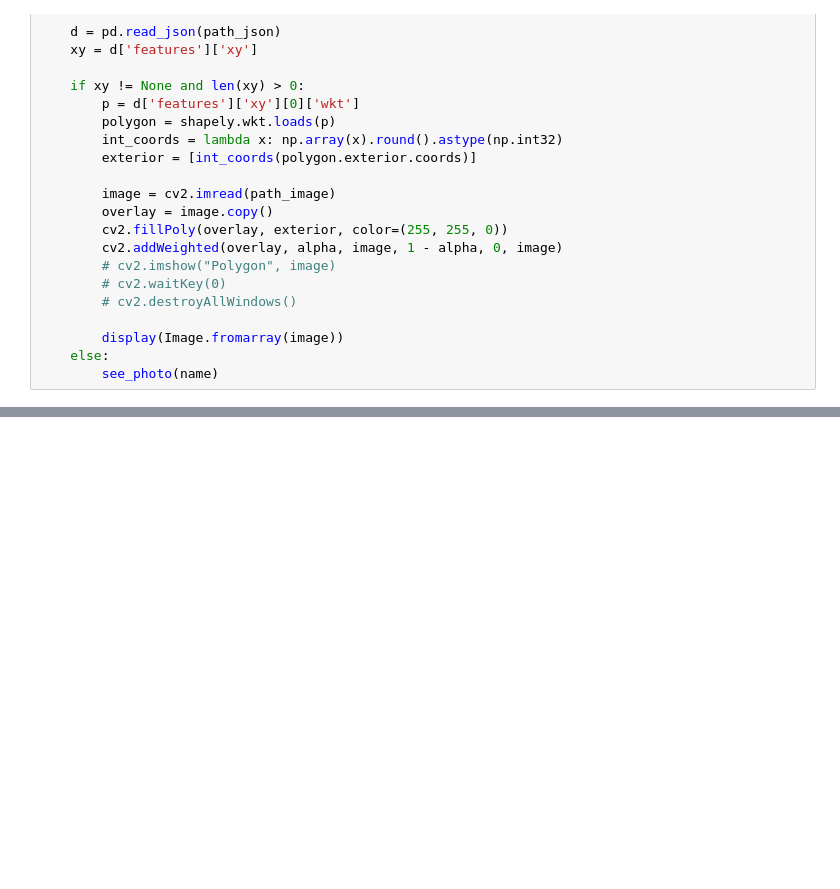
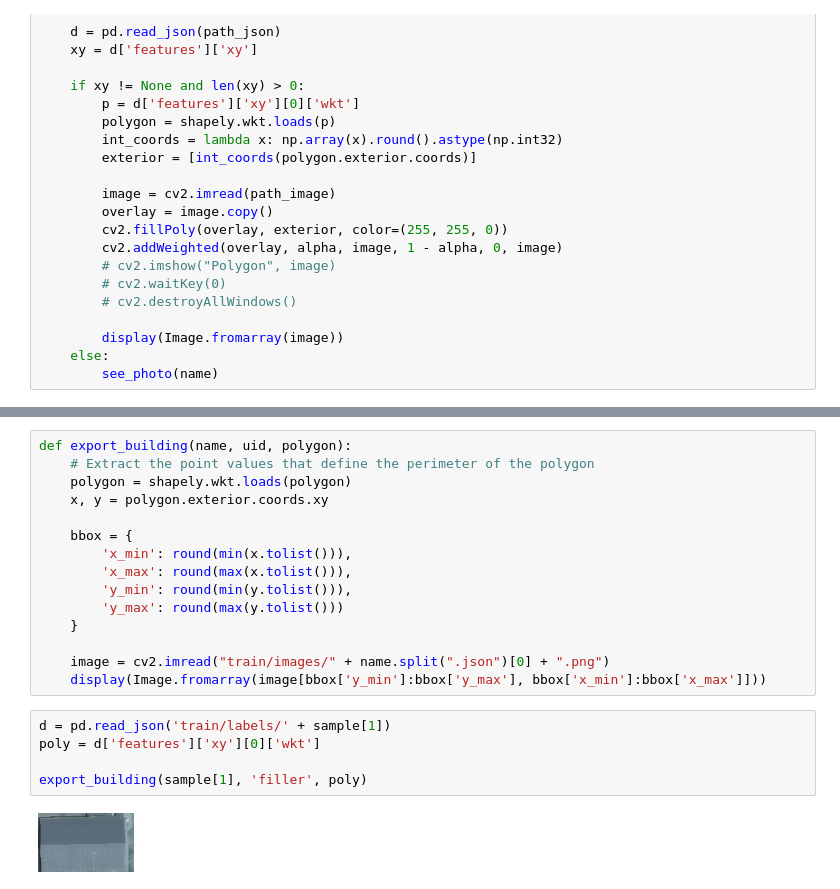
Before and after one commit to SiddarthR56/Building-Damage-Detection-in-Ukraine, a Jupyter notebook: data/visualize_data.ipynb, the cells around one changed output, grey strips where cells are left out. Saved outputs shown, nothing was run; the diff lists cells and outputs as text; blank space fills up the shorter version.

Commit message:
allowing for cropping based on the segmented buildings

```diff
--- a/data/visualize_data.ipynb
+++ b/data/visualize_data.ipynb
@@ -55,0 +57,22 @@ view_seg(sample[0])
+# %%
+def export_building(name, uid, polygon):
+    # Extract the point values that define the perimeter of the polygon
+    polygon = shapely.wkt.loads(polygon)
+    x, y = polygon.exterior.coords.xy
+
+    bbox = {
+        'x_min': round(min(x.tolist())),
+        'x_max': round(max(x.tolist())),
+        'y_min': round(min(y.tolist())),
+        'y_max': round(max(y.tolist()))
+    }
+
+    image = cv2.imread("train/images/" + name.split(".json")[0] + ".png")
+    display(Image.fromarray(image[bbox['y_min']:bbox['y_max'], bbox['x_min']:bbox['x_max']]))
+# %%
+d = pd.read_json('train/labels/' + sample[1])
+poly = d['features']['xy'][0]['wkt']
+
+export_building(sample[1], 'filler', poly)
+# %% [output]
+[figure, added]
```
Also changed, not shown: parts of 2 cells of this notebook.
